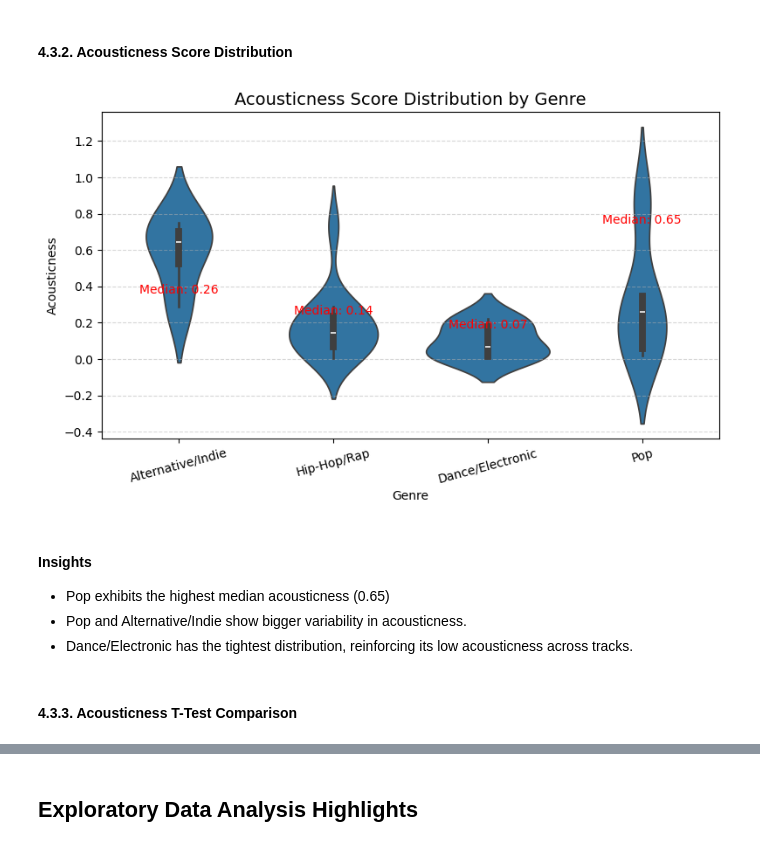
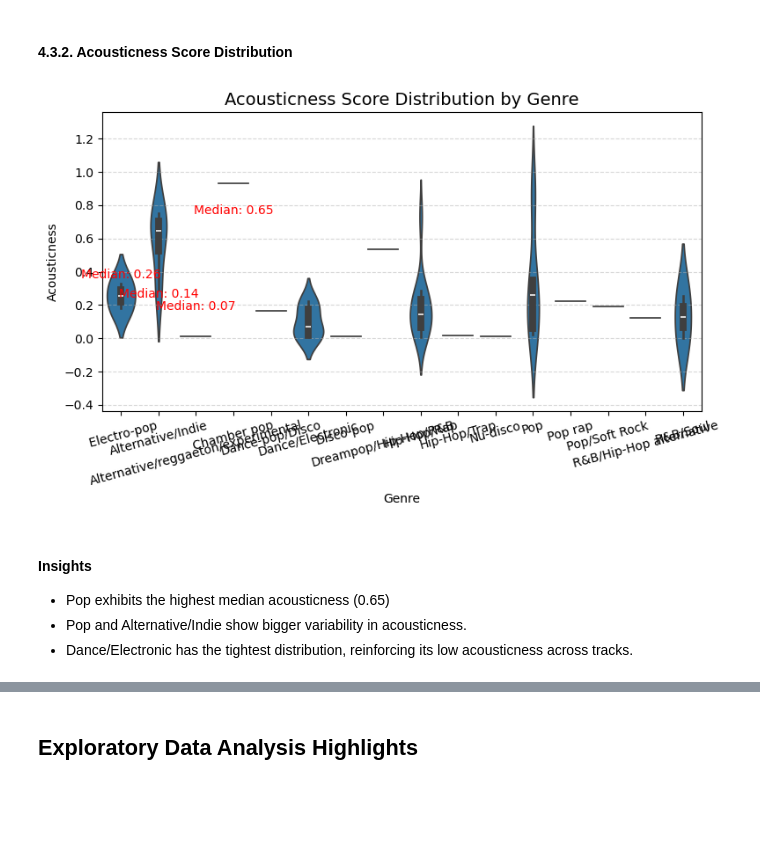
Before and after one commit to monikase/Data-Analytics-Projects, a Jupyter notebook: _12-Data Processing with Pandas/Spotify.ipynb, the cells around one changed output, grey strips where cells are left out. Saved outputs shown, nothing was run; the diff lists cells and outputs as text; code cells hidden in the pictures; blank space fills up the shorter version.

```diff
--- a/_12-Data Processing with Pandas/Spotify.ipynb
+++ b/_12-Data Processing with Pandas/Spotify.ipynb
@@ -733,7 +743,9 @@ Danceability scores comparison between selected genres:
 # %%
 # Violin plot of danceability distributions by genre
-filtered_df = df[df["genre"].isin(selected_genres)]
-genre_medians = filtered_df.groupby("genre")["danceability"].median()
+filtered_df = df[df["genre"].isin(selected_genres)].copy()
+filtered_df["genre"] = filtered_df["genre"].cat.remove_unused_categories()
+
+genre_medians = filtered_df.groupby("genre", observed=False)["danceability"].median()
 
 plt.figure(figsize=(8, 5))
 sns.violinplot(data=filtered_df, x="genre", y="danceability", inner="box")
@@ -742,13 +754,14 @@ sns.violinplot(data=filtered_df, x="genre", y="danceability", inner="box")
 for i, genre in enumerate(selected_genres):
     median = genre_medians[genre]
     plt.text(i, median + 0.1, f"Median: {median:.2f}", ha="center", color="red")
+plt.ylim(0, 1.4)
 
 # Plot
 plt.title("Danceability Score Distribution by Genre", fontsize=14)
 plt.ylabel("Danceability")
 plt.xlabel("Genre")
-plt.xticks(rotation=15)
-plt.grid(axis="y", linestyle="--", alpha=0.5)
+plt.xticks(rotation=30)
+plt.grid(axis="y", linestyle="--", alpha=0.3)
 plt.tight_layout()
 plt.show()
 # %% [output]
@@ -888,8 +790,10 @@ Loudness scores comparison between selected genres:
 #### 4.2.2. Loudnes Score Distribution
 # %%
 # Violin plot of loudness distributions by genre
-filtered_df = df[df["genre"].isin(selected_genres)]
-genre_medians = filtered_df.groupby("genre")["loudness"].median()
+filtered_df = df[df["genre"].isin(selected_genres)].copy()
+filtered_df["genre"] = filtered_df["genre"].cat.remove_unused_categories()
+
+genre_medians = filtered_df.groupby("genre", observed=False)["loudness"].median()
 
 plt.figure(figsize=(8, 5))
 sns.violinplot(data=filtered_df, x="genre", y="loudness", inner="box")
@@ -904,7 +808,7 @@ plt.title("Loudness Score Distribution by Genre", fontsize=14)
 plt.ylabel("Loudness")
 plt.xlabel("Genre")
 plt.xticks(rotation=15)
-plt.grid(axis="y", linestyle="--", alpha=0.5)
+plt.grid(axis="y", linestyle="--", alpha=0.3)
 plt.tight_layout()
 plt.show()
 # %% [output]
@@ -973,21 +821,0 @@ Hip-Hop/Rap vs. Alternative/Indie shows a statistically significant difference i
-# %%
-effect_sizes = []
-
-for i, genre_a in enumerate(selected_genres):
-    for genre_b in selected_genres[i + 1:]:
-        group_a = df[df["genre"] == genre_a]["loudness"].dropna()
-        group_b = df[df["genre"] == genre_b]["loudness"].dropna()
-
-        d = cohens_d(group_a, group_b)
-        interpretation = interpret_effect_size(d)
-
-        effect_sizes.append({
-            "Genre A": genre_a,
-            "Genre B": genre_b,
-            "Cohen's d": d,
-            "Interpretation": interpretation
-
-        })
-
-effect_sizes_loudness_df = pd.DataFrame(effect_sizes)
-display(effect_sizes_loudness_df)
@@ -1039,31 +838,29 @@ Acousticness scores comparison between selected genres:
 #### 4.3.2. Acousticness Score Distribution
 # %%
 # Violin plot of acousticness distributions by genre
-filtered_df = df[df["genre"].isin(selected_genres)]
-genre_medians = filtered_df.groupby("genre")["acousticness"].median()
+filtered_df["genre"] = filtered_df["genre"].cat.remove_unused_categories()
+genre_medians = filtered_df.groupby("genre", observed=True)["acousticness"].median()
 
 plt.figure(figsize=(8, 5))
 sns.violinplot(data=filtered_df, x="genre", y="acousticness", inner="box")
 
 # Annotate medians
 for i, genre in enumerate(selected_genres):
     median = genre_medians[genre]
     plt.text(i, median + 0.1, f"Median: {median:.2f}", ha="center", color="red")
 
 # Plot
 plt.title("Acousticness Score Distribution by Genre", fontsize=14)
 plt.ylabel("Acousticness")
 plt.xlabel("Genre")
 plt.xticks(rotation=15)
 plt.grid(axis="y", linestyle="--", alpha=0.5)
 plt.tight_layout()
 plt.show()
 # %% [output]
-[figure, old version]
+[figure, new version]
 # %% [markdown]
 #### Insights
 - Pop exhibits the highest median acousticness (0.65)
 - Pop and Alternative/Indie show bigger variability in acousticness.
 - Dance/Electronic has the tightest distribution, reinforcing its low acousticness across tracks.
-# %% [markdown]
-#### 4.3.3. Acousticness T-Test Comparison
```
Also changed, not shown: parts of 53 cells of this notebook.
